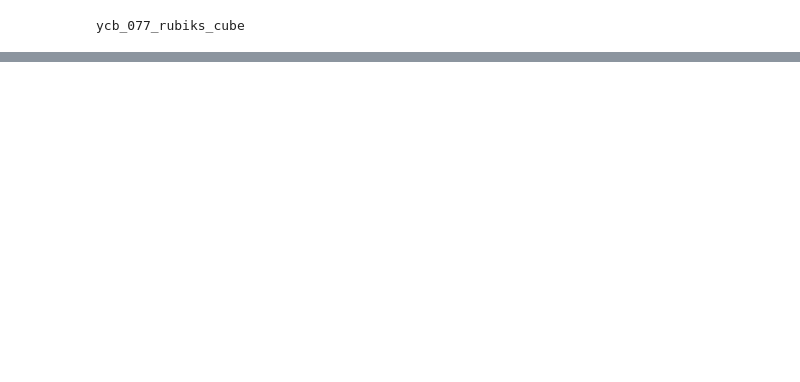
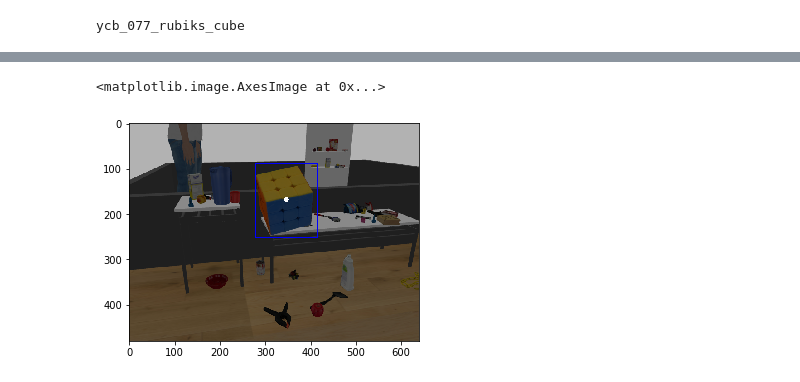
Before and after one commit to takeshi-pumas/takeshi_notebooks, a Jupyter notebook: notebooks/7_tensorflow_object_detection_api_dataset_prep.ipynb, the cells around one changed output, grey strips where cells are left out. Saved outputs shown, nothing was run; the diff lists cells and outputs as text; code cells hidden in the pictures; blank space fills up the shorter version.

```diff
--- a/notebooks/7_tensorflow_object_detection_api_dataset_prep.ipynb
+++ b/notebooks/7_tensorflow_object_detection_api_dataset_prep.ipynb
@@ -322,0 +257,14 @@ spawn_object(model_name+'3', model_name, x_gaz,  y_gaz,  z_gaz, 1.5*np.pi ,0,eul
+# %%
+cv2_img = rgbd.get_image()
+
+img=cv2.cvtColor(cv2_img, cv2.COLOR_BGR2RGB)
+
+#img=cv2.cvtColor(cv2_img, cv2.COLOR_BGR2RGB)
+
+img=cv2.rectangle(img,(boundRect[0], boundRect[1]),(boundRect[0]+boundRect[2], boundRect[1]+boundRect[3]), (255,0,0), 2)
+cv2.circle(img, (cX, cY), 5, (255, 255, 255), -1)
+img= cv2.cvtColor(img, cv2.COLOR_RGB2BGR)
+plt.imshow(img)
+# %% [output]
+<matplotlib.image.AxesImage at 0x...>
+[figure, added]
```
Also changed, not shown: parts of 30 cells of this notebook, 1 other file.
